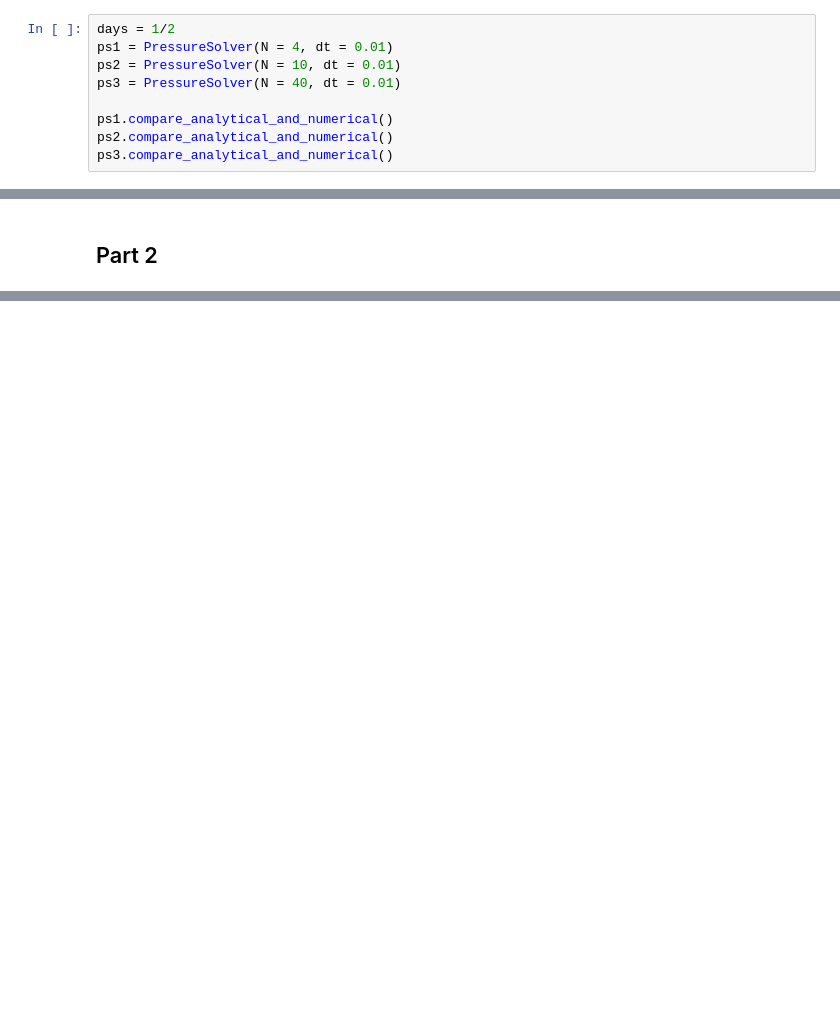
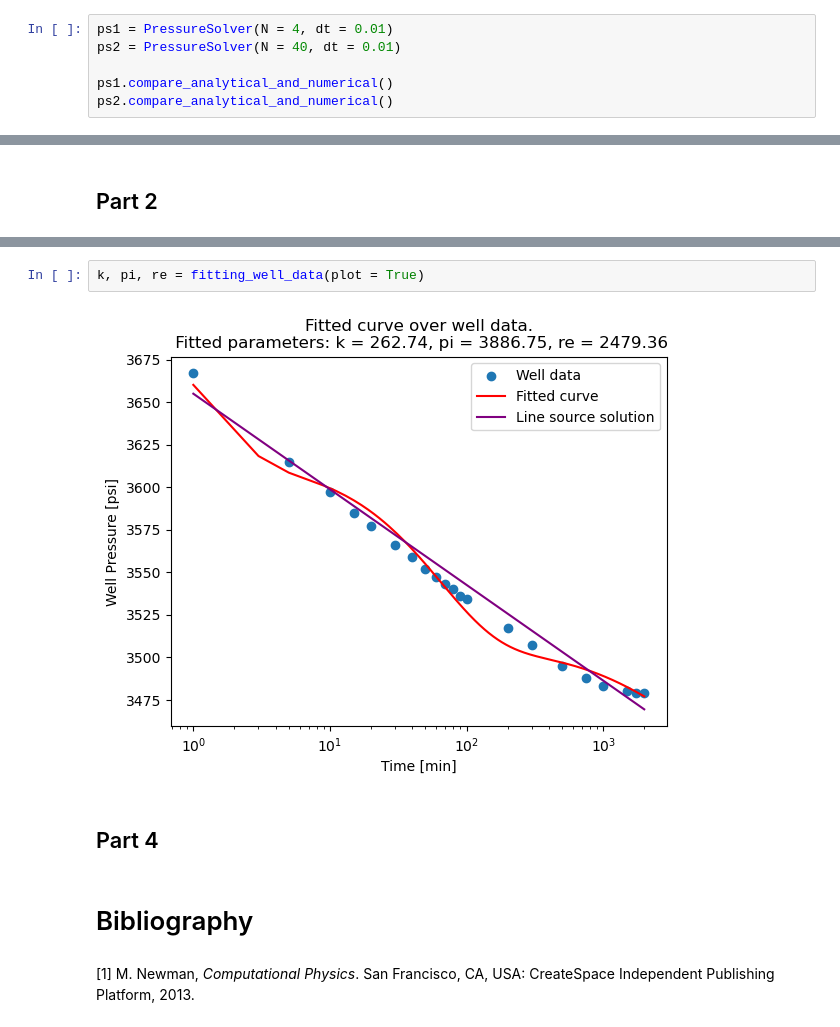
Before and after one commit to simengaasland/MOD510-Projects, a Jupyter notebook: Project 2/Project2_Report.ipynb, the cells around one changed output, grey strips where cells are left out. Saved outputs shown, nothing was run; the diff lists cells and outputs as text; blank space fills up the shorter version.

```diff
--- a/Project 2/Project2_Report.ipynb
+++ b/Project 2/Project2_Report.ipynb
@@ -770,13 +735,10 @@ ps.solve_time_dependent()
 # %% [markdown]
 ## Part 1
 # %%
-days = 1/2
 ps1 = PressureSolver(N = 4, dt = 0.01)
-ps2 = PressureSolver(N = 10, dt = 0.01)
-ps3 = PressureSolver(N = 40, dt = 0.01)
+ps2 = PressureSolver(N = 40, dt = 0.01)
 
 ps1.compare_analytical_and_numerical()
 ps2.compare_analytical_and_numerical()
-ps3.compare_analytical_and_numerical()
 # %% [output]
 [figure]
@@ -836,0 +871,10 @@ Fitted parameters: k, pi, re = [ 569.24585348 3642.02471134 1004.20596044]
+# %%
+k, pi, re = fitting_well_data(plot = True)
+# %% [output]
+[figure, added]
+# %% [markdown]
+## Part 4
+# %% [markdown]
+# Bibliography
+# %% [markdown]
+\[1\] M. Newman, *Computational Physics*. San Francisco, CA, USA: CreateSpace Independent Publishing Platform, 2013.
```
Also changed, not shown: parts of 36 cells of this notebook.
